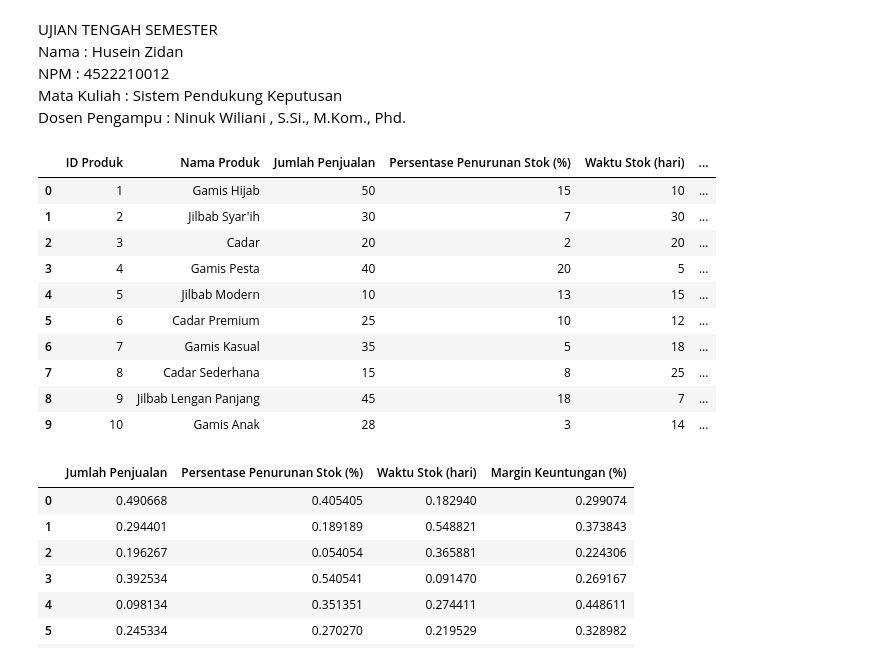
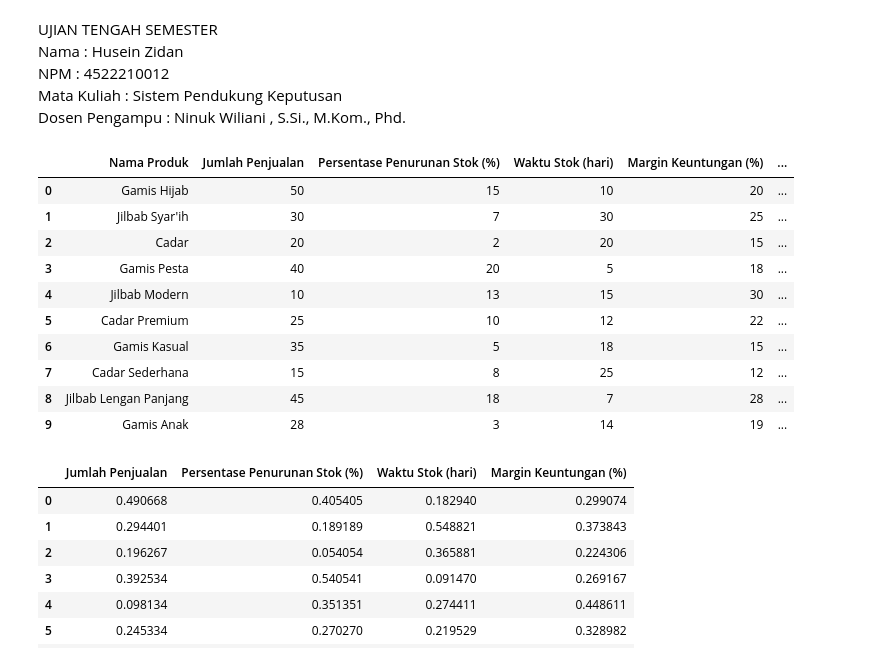
Before and after one commit to ZIDANIDROS/BelajarDataScience, a Jupyter notebook: 4522210012_husein_zidan_SPK_uts.ipynb, the cells around one changed output. Saved outputs shown, nothing was run; the diff lists cells and outputs as text; code cells hidden in the pictures.

```diff
--- a/4522210012_husein_zidan_SPK_uts.ipynb
+++ b/4522210012_husein_zidan_SPK_uts.ipynb
@@ -9,33 +9,33 @@ Dosen Pengampu : Ninuk Wiliani , S.Si., M.Kom., Phd.
 # %%
 import pandas as pd
 import numpy as np
 
 data = {
-    "ID Produk": [1, 2, 3, 4, 5, 6, 7, 8, 9, 10],
     "Nama Produk": [
         "Gamis Hijab", "Jilbab Syar'ih", "Cadar", "Gamis Pesta",
         "Jilbab Modern", "Cadar Premium", "Gamis Kasual",
         "Cadar Sederhana", "Jilbab Lengan Panjang", "Gamis Anak"
     ],
-    "Jumlah Penjualan": [50, 30, 20, 40, 10, 25, 35, 15, 45, 28],
-    "Persentase Penurunan Stok (%)": [15, 7, 2, 20, 13, 10, 5, 8, 18, 3],
-    "Waktu Stok (hari)": [10, 30, 20, 5, 15, 12, 18, 25, 7, 14],
-    "Margin Keuntungan (%)": [20, 25, 15, 18, 30, 22, 15, 12, 28, 19]
+    "Jumlah Penjualan": [50, 30, 20, 40, 10, 25, 35, 15, 45, 28], # Benefit
+    "Persentase Penurunan Stok (%)": [15, 7, 2, 20, 13, 10, 5, 8, 18, 3], # Cost
+    "Waktu Stok (hari)": [10, 30, 20, 5, 15, 12, 18, 25, 7, 14], # Cost
+    "Margin Keuntungan (%)": [20, 25, 15, 18, 30, 22, 15, 12, 28, 19], # Benefit
+    "Ketersediaan Restock": [8, 5, 10, 7, 6, 9, 8, 4, 7, 6] # Benefit
 }
 
-df_produk = pd.DataFrame(data)
-df_produk
+df = pd.DataFrame(data)
+df
 # %% [output]
-|  | ID Produk | Nama Produk | Jumlah Penjualan | Persentase Penurunan Stok (%) | Waktu Stok (hari) | ... |
-| 0 | 1 | Gamis Hijab | 50 | 15 | 10 | ... |
-| 1 | 2 | Jilbab Syar'ih | 30 | 7 | 30 | ... |
-| 2 | 3 | Cadar | 20 | 2 | 20 | ... |
-| 3 | 4 | Gamis Pesta | 40 | 20 | 5 | ... |
-| 4 | 5 | Jilbab Modern | 10 | 13 | 15 | ... |
-| 5 | 6 | Cadar Premium | 25 | 10 | 12 | ... |
-| 6 | 7 | Gamis Kasual | 35 | 5 | 18 | ... |
-| 7 | 8 | Cadar Sederhana | 15 | 8 | 25 | ... |
-| 8 | 9 | Jilbab Lengan Panjang | 45 | 18 | 7 | ... |
-| 9 | 10 | Gamis Anak | 28 | 3 | 14 | ... |
+|  | Nama Produk | Jumlah Penjualan | Persentase Penurunan Stok (%) | Waktu Stok (hari) | Margin Keuntungan (%) | ... |
+| 0 | Gamis Hijab | 50 | 15 | 10 | 20 | ... |
+| 1 | Jilbab Syar'ih | 30 | 7 | 30 | 25 | ... |
+| 2 | Cadar | 20 | 2 | 20 | 15 | ... |
+| 3 | Gamis Pesta | 40 | 20 | 5 | 18 | ... |
+| 4 | Jilbab Modern | 10 | 13 | 15 | 30 | ... |
+| 5 | Cadar Premium | 25 | 10 | 12 | 22 | ... |
+| 6 | Gamis Kasual | 35 | 5 | 18 | 15 | ... |
+| 7 | Cadar Sederhana | 15 | 8 | 25 | 12 | ... |
+| 8 | Jilbab Lengan Panjang | 45 | 18 | 7 | 28 | ... |
+| 9 | Gamis Anak | 28 | 3 | 14 | 19 | ... |
 # %%
 # Normalisasi matriks keputusan
```
Also changed, not shown: parts of 1 cell of this notebook.
